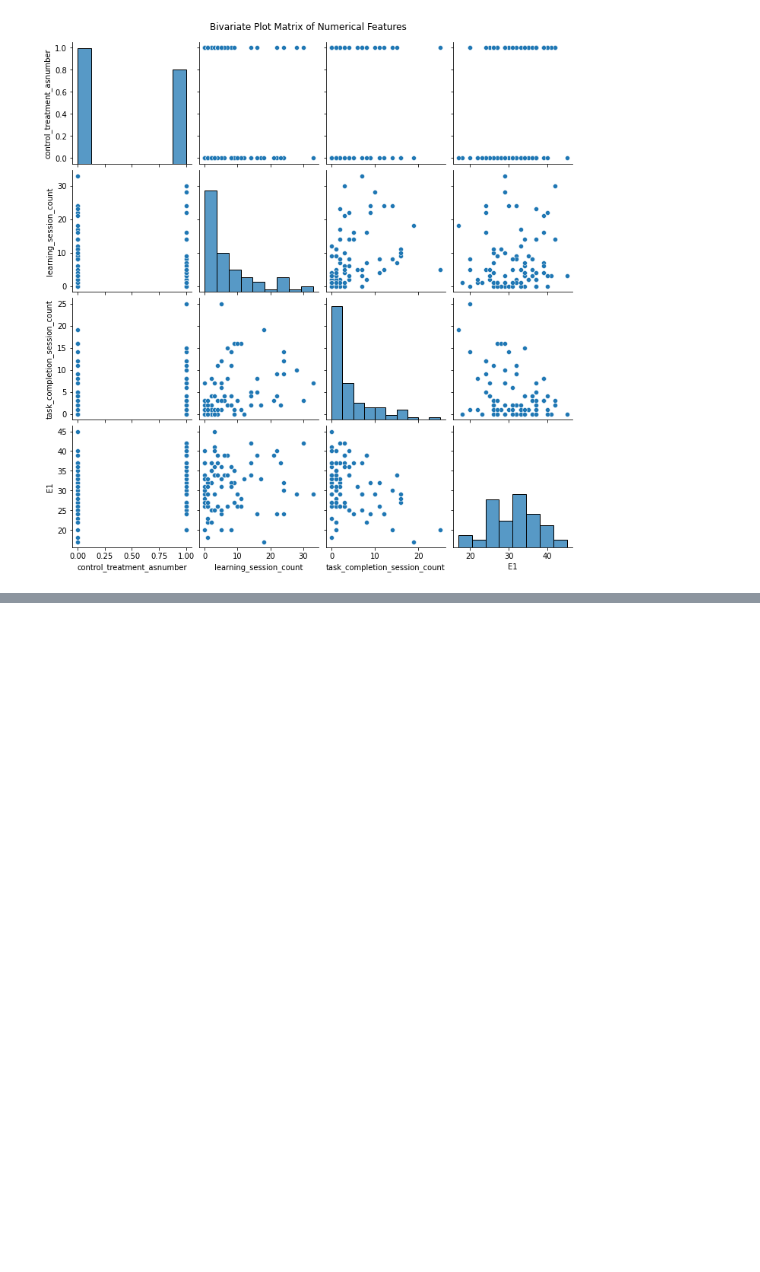
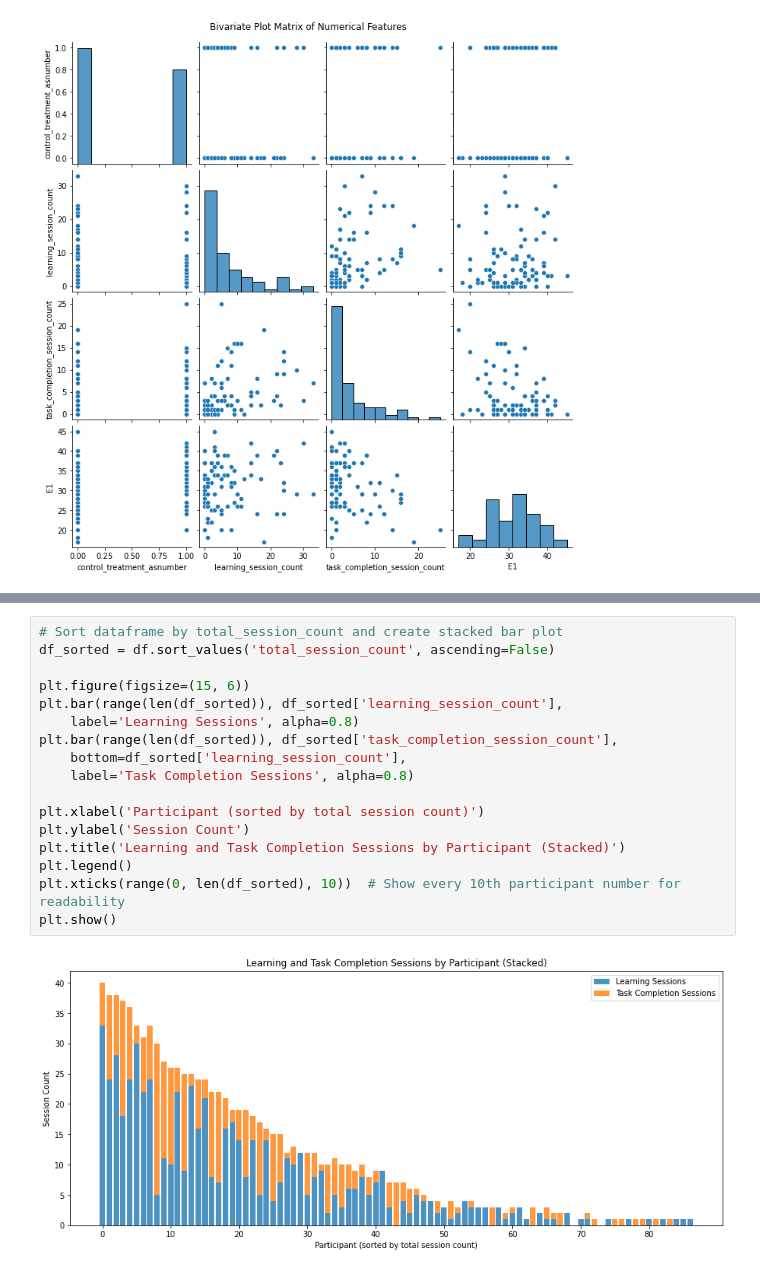
Before and after one commit to mafudge/dps-thesis, a Jupyter notebook: code/0.2-descriptive_statistics.ipynb, the cells around one changed output, grey strips where cells are left out. Drawn from its saved outputs; the diff is of its cells as text; blank space fills up the shorter version.

```diff
--- a/code/0.2-descriptive_statistics.ipynb
+++ b/code/0.2-descriptive_statistics.ipynb
@@ -90,0 +96,19 @@ plt.show()
+# %%
+# Sort dataframe by total_session_count and create stacked bar plot
+df_sorted = df.sort_values('total_session_count', ascending=False)
+
+plt.figure(figsize=(15, 6))
+plt.bar(range(len(df_sorted)), df_sorted['learning_session_count'],
+    label='Learning Sessions', alpha=0.8)
+plt.bar(range(len(df_sorted)), df_sorted['task_completion_session_count'],
+    bottom=df_sorted['learning_session_count'],
+    label='Task Completion Sessions', alpha=0.8)
+
+plt.xlabel('Participant (sorted by total session count)')
+plt.ylabel('Session Count')
+plt.title('Learning and Task Completion Sessions by Participant (Stacked)')
+plt.legend()
+plt.xticks(range(0, len(df_sorted), 10))  # Show every 10th participant number for readability
+plt.show()
+# %% [output]
+[figure, added]
```
Also changed, not shown: parts of 1 cell of this notebook, 52 other files.
